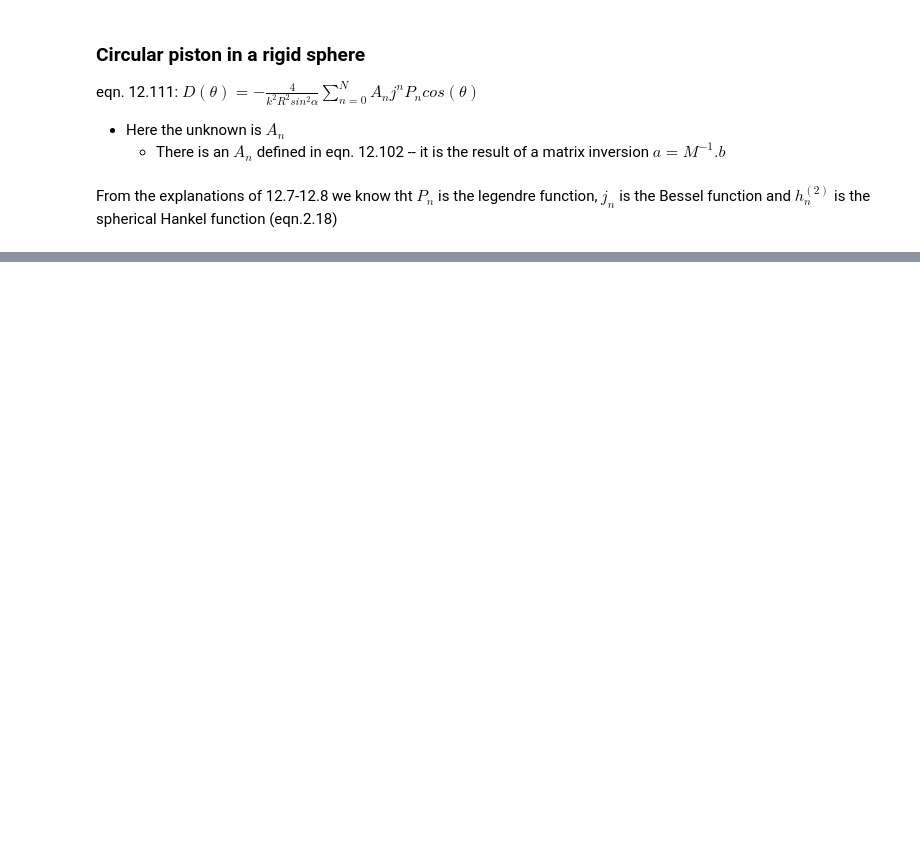
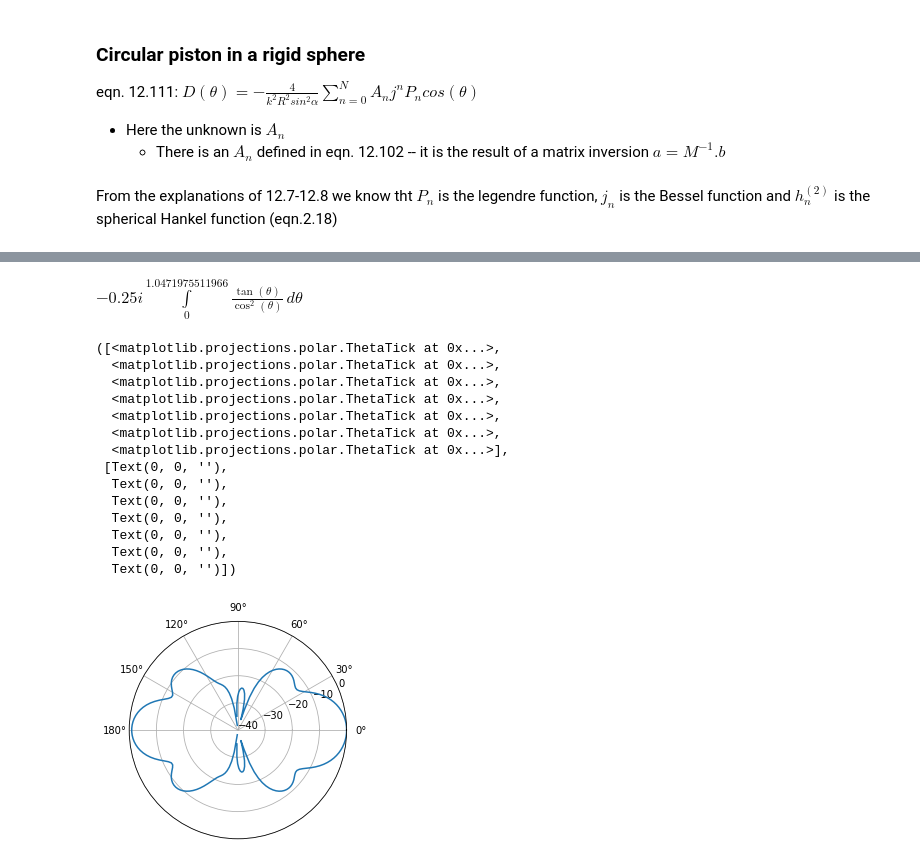
Before and after one commit to thejasvibr/bat_beamshapes, a Jupyter notebook: bat_beamshapes/workshop/otherbeams.ipynb, the cells around one changed output, grey strips where cells are left out. Saved outputs shown, nothing was run; the diff lists cells and outputs as text; code cells hidden in the pictures; blank space fills up the shorter version.

```diff
--- a/bat_beamshapes/workshop/otherbeams.ipynb
+++ b/bat_beamshapes/workshop/otherbeams.ipynb
@@ -27,0 +43,2 @@ r1 = (R*cos(alpha))/cos(theta)
+# %%
+legendre_func = lambdify((m, x), legendre(m, x))
@@ -39,0 +192,8 @@ KeyboardInterrupt:
+# %%
+b_matrix[0]
+# %% [output]
+$\displaystyle - 0.25 i \int\limits_{0}^{1.0471975511966} \frac{\tan{\left(\theta \right)}}{\cos^{2}{\left(\theta \right)}}\, d\theta$
+# %%
+M_matrix_inv = np.linalg.inv(M_matrix)
+a_matrix = np.linalg.solve(M_matrix, b_matrix)
+#a_matrix = np.matmul(M_matrix_inv,b_matrix)
@@ -39,0 +202,55 @@ KeyboardInterrupt:
+# %%
+def d_theta(angle,k_v,R_v,alpha_v,An):
+    num = 4
+    N_v = An.size
+    denom  = (k_v**2)*(R_v**2)*np.sin(alpha_v)**2
+    part1 = num/denom
+    jn_matrix = np.array([1j**f for f in range(N_v)])
+    legendre_matrix = np.array([legendre_func(n_v, np.cos(angle)) for n_v in range(N_v)])
+    part2_matrix = np.column_stack((An, jn_matrix, legendre_matrix))
+    part2 = np.sum(np.apply_along_axis(lambda X: X[0]*X[1]*X[2], 1, part2_matrix))
+    rel_level = - part1*part2
+    return rel_level
+
+def d_zero(k_v,R_v,alpha_v,An):
+    num = 4
+    N_v = An.size
+    denom  = (k_v**2)*(R_v**2)*np.sin(alpha_v)**2
+    part1 = num/denom
+    jn_matrix = np.array([1j**f for f in range(N_v)])
+    part2_matrix = np.column_stack((An, jn_matrix))
+    part2 = np.sum(np.apply_along_axis(lambda X: X[0]*X[1], 1, part2_matrix))
+    rel_level = - part1*part2
+    return rel_level
+
+def relative_directionality_db(angle,k_v,R_v,alpha_v,An):
+    off_axis = d_theta(angle,k_v,R_v,alpha_v,An)
+    on_axis = d_zero(k_v,R_v,alpha_v,An)
+    rel_level = 20*np.log10(abs(off_axis/on_axis))
+    return rel_level
+# %%
+angles = np.linspace(0,2*np.pi,200)
+dirnlty = [relative_directionality_db(angle_v, k_value, R_value,alpha_value,a_matrix) for angle_v in angles]
+# %%
+# compare with Fig. 12.23
+plt.figure()
+a0 = plt.subplot(111, projection='polar')
+plt.plot(angles, dirnlty)
+plt.ylim(-40,0);plt.yticks(np.arange(-40,10,10))
+plt.xticks(np.radians(np.arange(0,210,30)))
+# %% [output]
+([<matplotlib.projections.polar.ThetaTick at 0x...>,
+  <matplotlib.projections.polar.ThetaTick at 0x...>,
+  <matplotlib.projections.polar.ThetaTick at 0x...>,
+  <matplotlib.projections.polar.ThetaTick at 0x...>,
+  <matplotlib.projections.polar.ThetaTick at 0x...>,
+  <matplotlib.projections.polar.ThetaTick at 0x...>,
+  <matplotlib.projections.polar.ThetaTick at 0x...>],
+ [Text(0, 0, ''),
+  Text(0, 0, ''),
+  Text(0, 0, ''),
+  Text(0, 0, ''),
+  Text(0, 0, ''),
+  Text(0, 0, ''),
+  Text(0, 0, '')])
+[figure, added]
```
Also changed, not shown: parts of 38 cells of this notebook, 2 other files.
